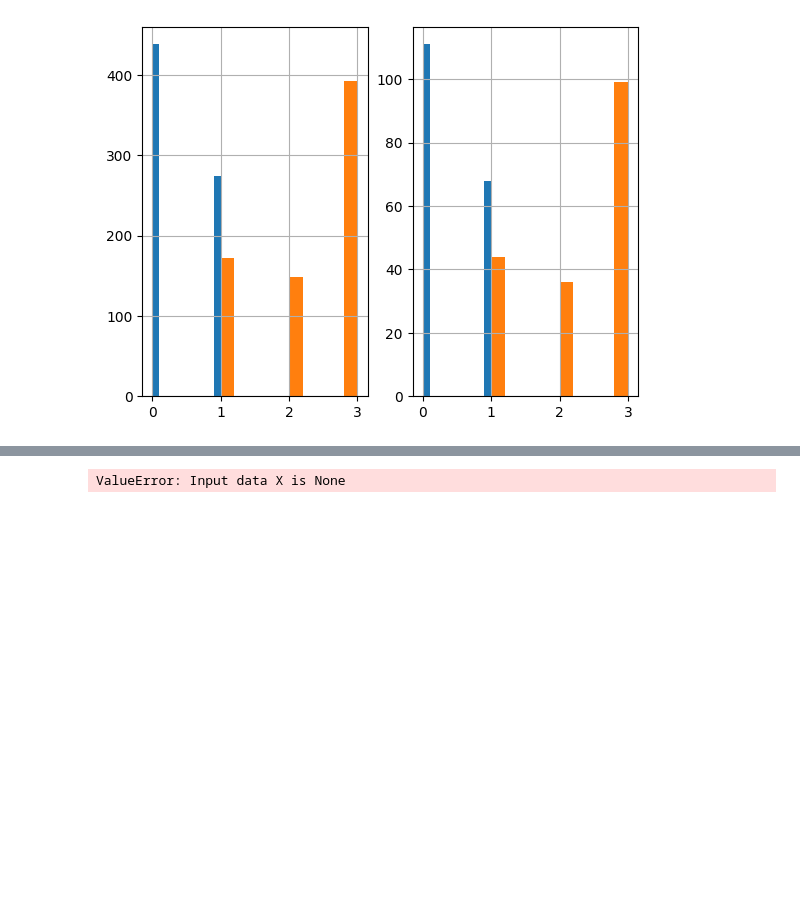
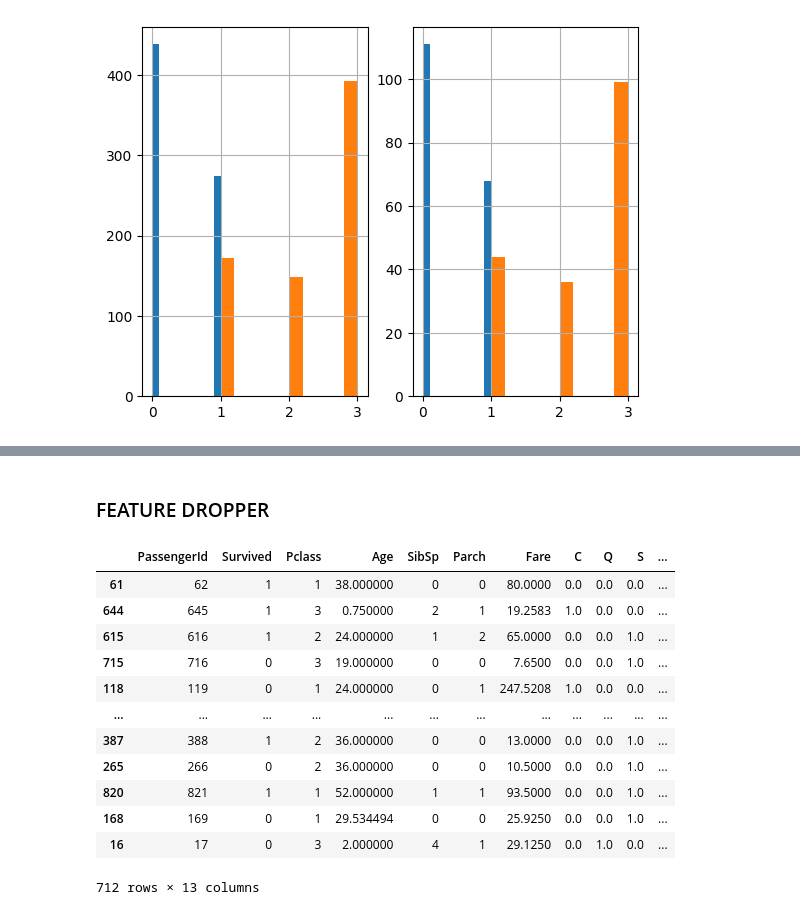
Before and after one commit to shaguntembhurne/MACHINE-LEARNING-ML, a Jupyter notebook: TITANIC/main.ipynb, the cells around one changed output, grey strips where cells are left out. Drawn from its saved outputs; the diff is of its cells as text; code cells hidden in the pictures; blank space fills up the shorter version.

```diff
--- a/TITANIC/main.ipynb
+++ b/TITANIC/main.ipynb
@@ -121,18 +87,0 @@ class FeatureEncoder(BaseEstimator, TransformerMixin):
-# %%
-class FeatureDropper(BaseEstimator, TransformerMixin):
-    def fit(self, X, y=None):
-        return self
-
-    def transform(self, X):
-        if X is None:
-            raise ValueError("Input data X is None")
-
-        columns_to_drop = ['Embarked', 'Sex', 'Name', 'Ticket', 'Cabin', 'N']
-
-        missing_columns = [col for col in columns_to_drop if col not in X.columns]
-        if missing_columns:
-            raise ValueError(f"Columns missing in input data: {missing_columns}")
-
-        # List comprehension to filter columns
-        X = X[[col for col in X.columns if col not in columns_to_drop]]
-        return X
@@ -139,13 +119,47 @@ class FeatureDropper(BaseEstimator, TransformerMixin):
+# %% [markdown]
+### FEATURE DROPPER
+# %%
+from sklearn.base import BaseEstimator, TransformerMixin
+
+class FeatureDropper(BaseEstimator, TransformerMixin):
+    def __init__(self, columns_to_drop=None):
+        if columns_to_drop is None:
+            columns_to_drop = ['Name', 'Ticket', 'Cabin', 'Embarked', 'Sex', 'N']
+        self.columns_to_drop = columns_to_drop
+
+    def fit(self, X, y=None):
+        return self
+
+    def transform(self, X):
+        # Drop only the columns that exist in the DataFrame
+        columns_to_drop = [col for col in self.columns_to_drop if col in X.columns]
+        # Drop the columns
+        X = X.drop(columns=columns_to_drop, axis=1)
+        return X
 # %%
 from sklearn.pipeline import Pipeline
 
+# Ensure pipeline steps are in correct order and implemented correctly
 pipeline = Pipeline([
     ('AgeImputer', AgeImputer()),
-    ('FeatureDropper', FeatureDropper()),
-    ('FeatureEncoder', FeatureEncoder())
+    ('FeatureEncoder', FeatureEncoder()),
+    ('FeatureDropper', FeatureDropper())
 ])
 
+# Transform the strat_train_set using the pipeline
 strat_train_set_transformed = pipeline.fit_transform(strat_train_set)
 strat_train_set_transformed
 # %% [output]
+|  | PassengerId | Survived | Pclass | Age | SibSp | Parch | Fare | C | Q | S | ... |
+| 61 | 62 | 1 | 1 | 38.000000 | 0 | 0 | 80.0000 | 0.0 | 0.0 | 0.0 | ... |
+| 644 | 645 | 1 | 3 | 0.750000 | 2 | 1 | 19.2583 | 1.0 | 0.0 | 0.0 | ... |
+| 615 | 616 | 1 | 2 | 24.000000 | 1 | 2 | 65.0000 | 0.0 | 0.0 | 1.0 | ... |
+| 715 | 716 | 0 | 3 | 19.000000 | 0 | 0 | 7.6500 | 0.0 | 0.0 | 1.0 | ... |
+| 118 | 119 | 0 | 1 | 24.000000 | 0 | 1 | 247.5208 | 1.0 | 0.0 | 0.0 | ... |
+| ... | ... | ... | ... | ... | ... | ... | ... | ... | ... | ... | ... |
+| 387 | 388 | 1 | 2 | 36.000000 | 0 | 0 | 13.0000 | 0.0 | 0.0 | 1.0 | ... |
+| 265 | 266 | 0 | 2 | 36.000000 | 0 | 0 | 10.5000 | 0.0 | 0.0 | 1.0 | ... |
+| 820 | 821 | 1 | 1 | 52.000000 | 1 | 1 | 93.5000 | 0.0 | 0.0 | 1.0 | ... |
+| 168 | 169 | 0 | 1 | 29.534494 | 0 | 0 | 25.9250 | 0.0 | 0.0 | 1.0 | ... |
+| 16 | 17 | 0 | 3 | 2.000000 | 4 | 1 | 29.1250 | 0.0 | 1.0 | 0.0 | ... |
-ValueError: Input data X is None
+712 rows × 13 columns
```
Also changed, not shown: parts of 10 cells of this notebook, 1 other file.
